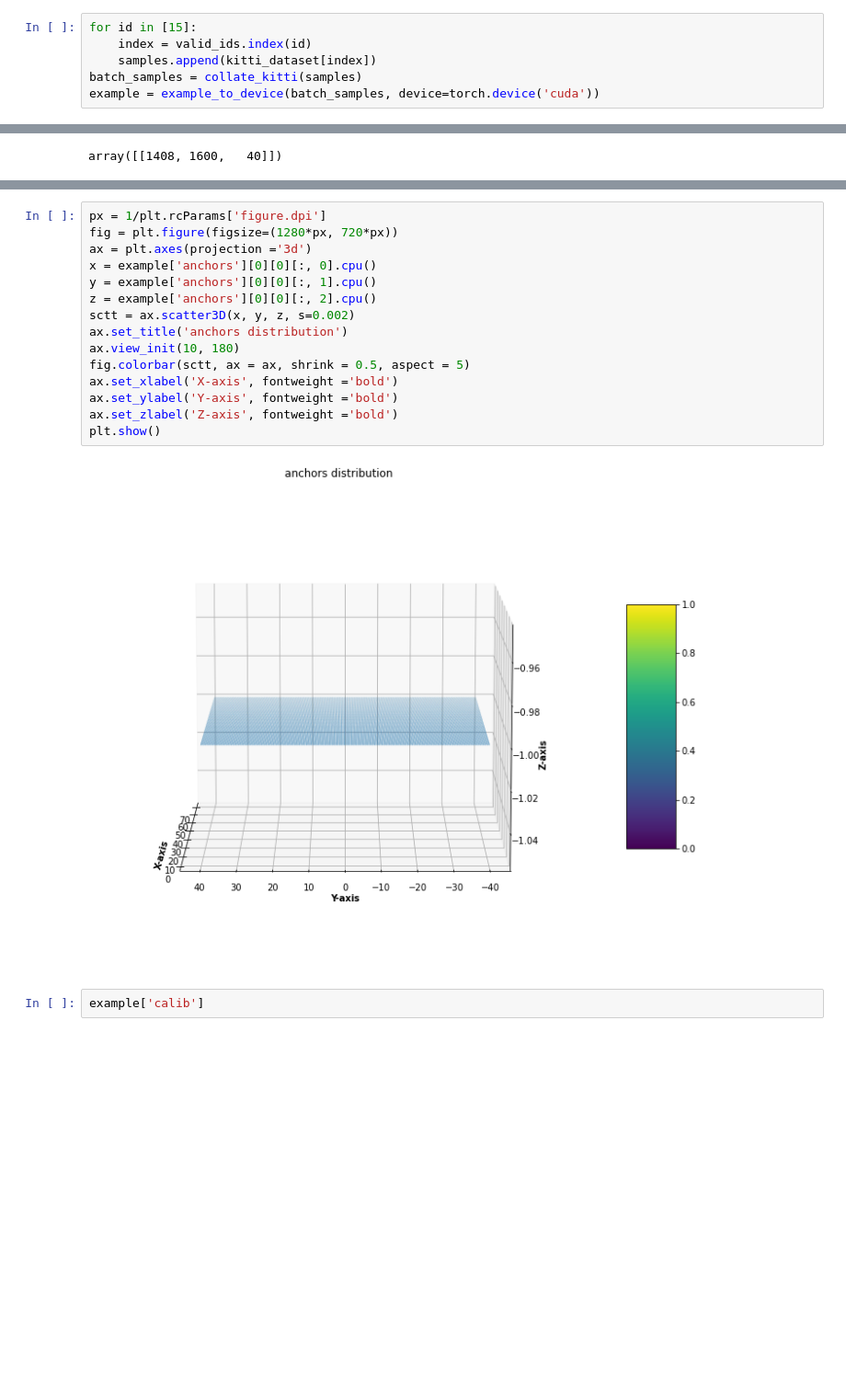
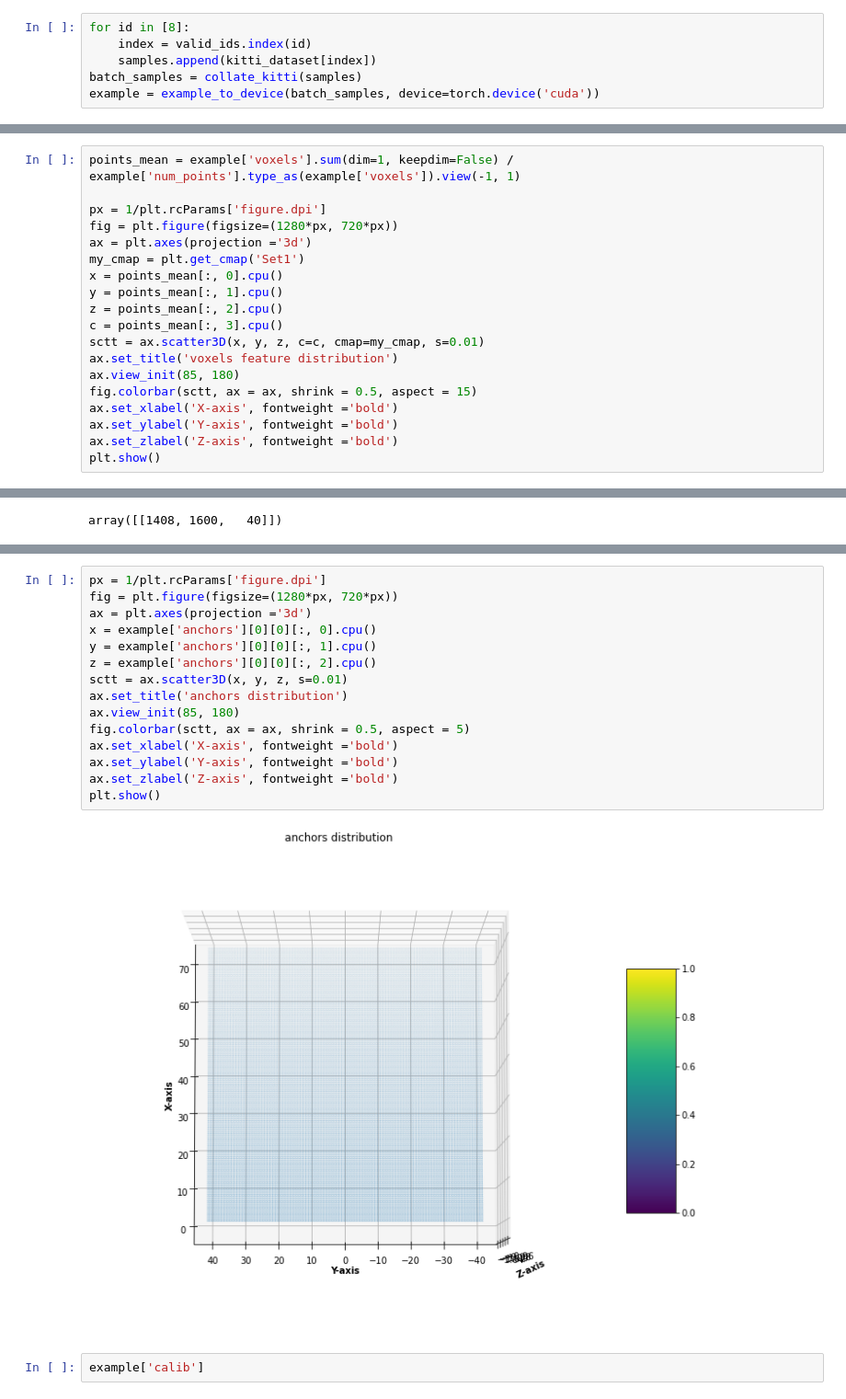
Before and after one commit to heweweh/SE-SSD, a Jupyter notebook: tools/se-ssd.ipynb, the cells around one changed output, grey strips where cells are left out. Shown at 92% size. Cells and saved outputs as stored; diff of their text form; blank space fills up the shorter version.

```diff
--- a/tools/se-ssd.ipynb
+++ b/tools/se-ssd.ipynb
@@ -42,7 +42,7 @@ kitti_dataset = data_loader.dataset         # det3d.datasets.kitti.kitti.KittiDa
 samples = []
 valid_ids = get_dataset_ids('test')
 # %%
-for id in [15]:
+for id in [8]:
     index = valid_ids.index(id)
     samples.append(kitti_dataset[index])
 batch_samples = collate_kitti(samples)
@@ -110,0 +111,19 @@ example['voxels'][:3], example['voxels'].shape
+# %%
+points_mean = example['voxels'].sum(dim=1, keepdim=False) / example['num_points'].type_as(example['voxels']).view(-1, 1)
+
+px = 1/plt.rcParams['figure.dpi']
+fig = plt.figure(figsize=(1280*px, 720*px))
+ax = plt.axes(projection ='3d')
+my_cmap = plt.get_cmap('Set1')
+x = points_mean[:, 0].cpu()
+y = points_mean[:, 1].cpu()
+z = points_mean[:, 2].cpu()
+c = points_mean[:, 3].cpu()
+sctt = ax.scatter3D(x, y, z, c=c, cmap=my_cmap, s=0.01)
+ax.set_title('voxels feature distribution')
+ax.view_init(85, 180)
+fig.colorbar(sctt, ax = ax, shrink = 0.5, aspect = 15)
+ax.set_xlabel('X-axis', fontweight ='bold')
+ax.set_ylabel('Y-axis', fontweight ='bold')
+ax.set_zlabel('Z-axis', fontweight ='bold')
+plt.show()
@@ -157,20 +193,20 @@ example['anchors'][0][...,5,:], example['anchors'][0].shape
 # %%
 px = 1/plt.rcParams['figure.dpi']
 fig = plt.figure(figsize=(1280*px, 720*px))
 ax = plt.axes(projection ='3d')
 x = example['anchors'][0][0][:, 0].cpu()
 y = example['anchors'][0][0][:, 1].cpu()
 z = example['anchors'][0][0][:, 2].cpu()
-sctt = ax.scatter3D(x, y, z, s=0.002)
+sctt = ax.scatter3D(x, y, z, s=0.01)
 ax.set_title('anchors distribution')
-ax.view_init(10, 180)
+ax.view_init(85, 180)
 fig.colorbar(sctt, ax = ax, shrink = 0.5, aspect = 5)
 ax.set_xlabel('X-axis', fontweight ='bold')
 ax.set_ylabel('Y-axis', fontweight ='bold')
 ax.set_zlabel('Z-axis', fontweight ='bold')
 plt.show()
 # %% [output]
-[figure, old version]
+[figure, new version]
 # %%
 example['calib']
 # %% [output]
```
Also changed, not shown: parts of 18 cells of this notebook, 1 other file.
